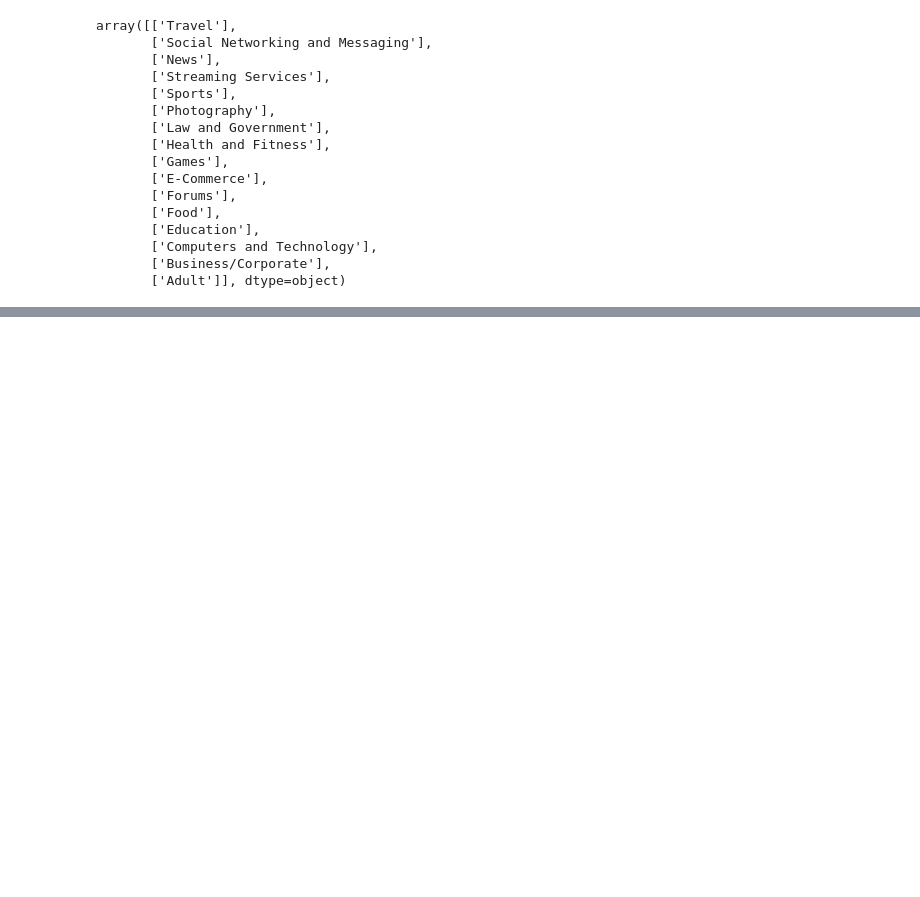
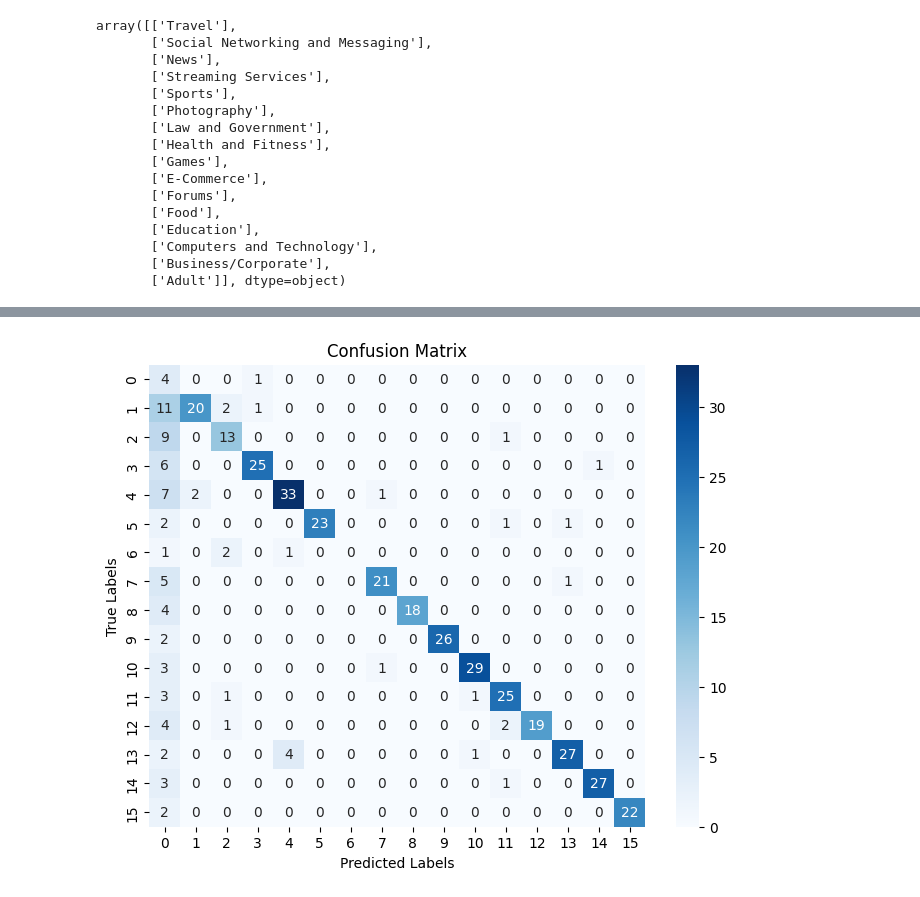
Before and after one commit to DEEPAK-RAMGIRI/AIML-LAB, a Jupyter notebook: website_final.ipynb, the cells around one changed output, grey strips where cells are left out. Cells and saved outputs as stored; diff of their text form; code cells hidden in the pictures; blank space fills up the shorter version.

```diff
--- a/website_final.ipynb
+++ b/website_final.ipynb
@@ -458,0 +332,40 @@ plt.show()
+# %%
+import numpy as np
+from sklearn.metrics import confusion_matrix
+import seaborn as sns
+import matplotlib.pyplot as plt
+
+# Assuming you already have the trained weights W1, W2, b1, b2 from your ANN training
+
+# 1. Model Evaluation on Test Set
+hidden_input_test = np.dot(X_test, W1) + b1
+hidden_output_test = sigmoid(hidden_input_test)
+
+final_input_test = np.dot(hidden_output_test, W2) + b2
+final_output_test = sigmoid(final_input_test)
+
+# Clip the output to avoid log(0) errors during evaluation
+final_output_test = np.clip(final_output_test, epsilon, 1 - epsilon)
+
+# 2. Convert the outputs to predicted labels (0 or 1)
+predictions = (final_output_test > 0.5).astype(int)
+
+# 3. Convert one-hot encoded labels to label indices for comparison
+y_test_labels = np.argmax(y_test, axis=1)  # Convert one-hot encoded to label indices
+predictions_labels = np.argmax(predictions, axis=1)  # Convert one-hot encoded to label indices
+
+# 4. Compute confusion matrix
+cm = confusion_matrix(y_test_labels, predictions_labels)
+
+# 5. Plot confusion matrix
+plt.figure(figsize=(8, 6))
+sns.heatmap(cm, annot=True, fmt="d", cmap="Blues", xticklabels=one_hot_encoder.categories_[0], yticklabels=one_hot_encoder.categories_[0])
+plt.xlabel('Predicted Labels')
+plt.ylabel('True Labels')
+plt.title('Confusion Matrix')
+plt.show()
+
+# 6. Calculate and Print Test Accuracy
+accuracy = np.mean(predictions_labels == y_test_labels) * 100
+# %% [output]
+[figure, added]
```
Also changed, not shown: parts of 14 cells of this notebook.
